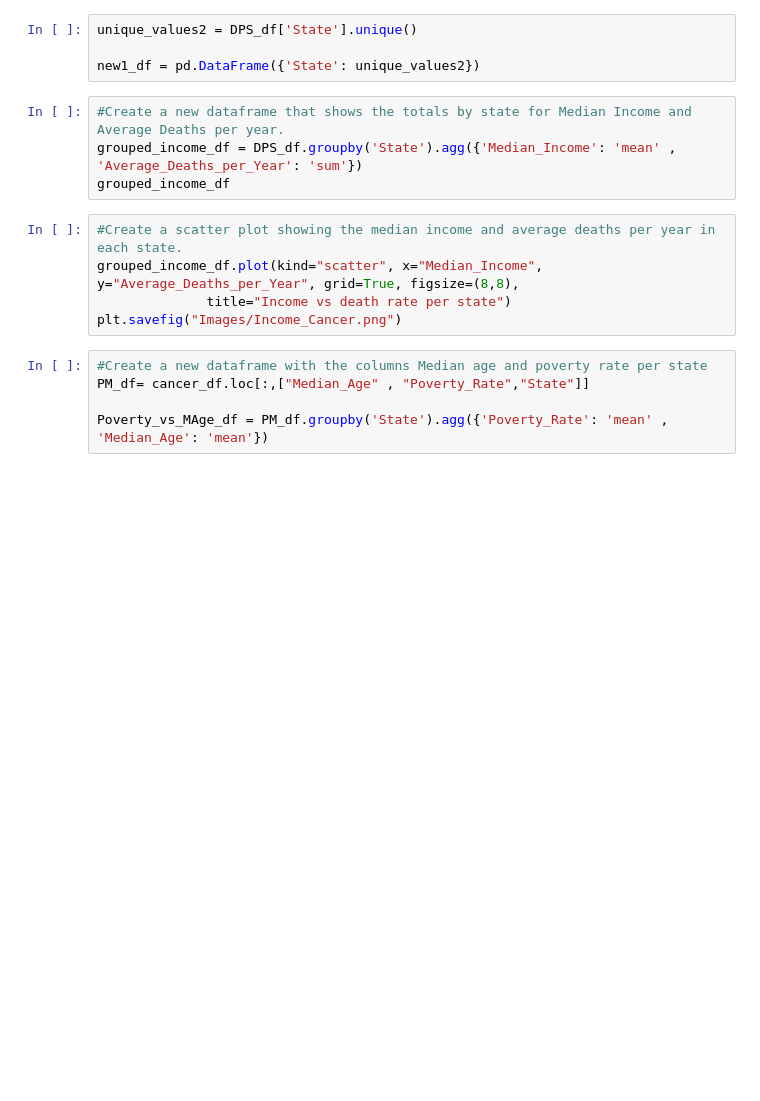
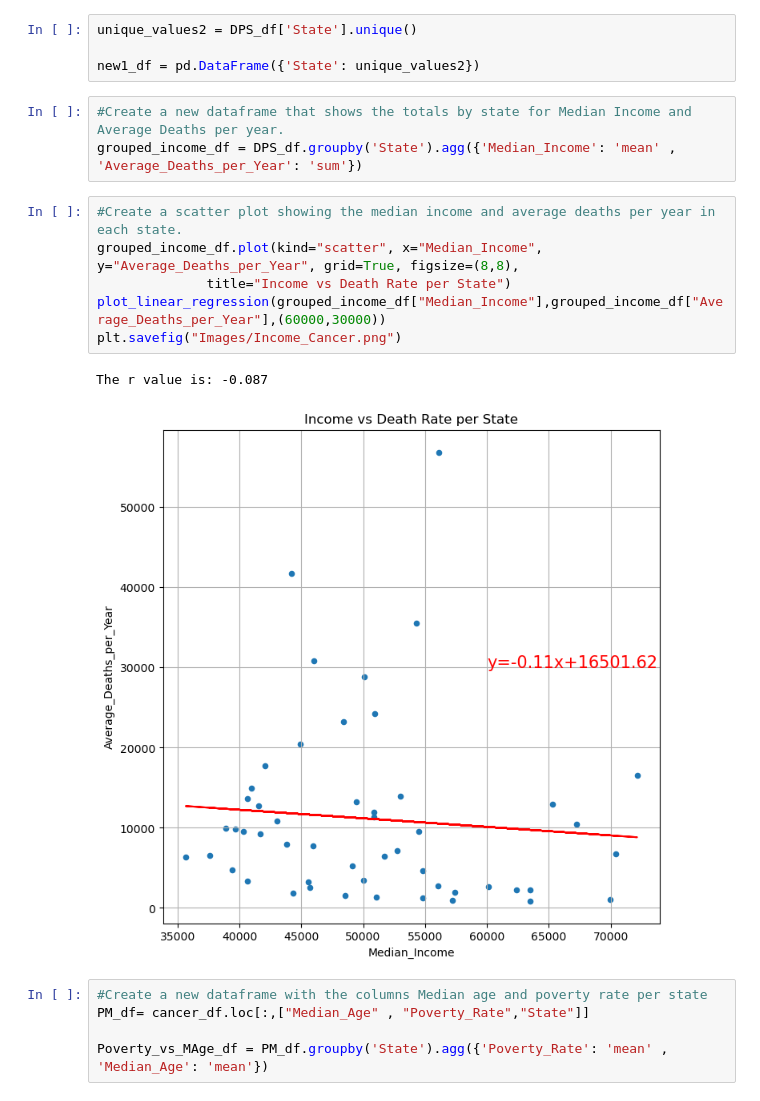
Before and after one commit to Chemistasaurus/Project-1, a Jupyter notebook: cancer_dataset_cleaning.ipynb, the cells around one changed output. Cells and saved outputs as stored; diff of their text form; blank space fills up the shorter version.

```diff
--- a/cancer_dataset_cleaning.ipynb
+++ b/cancer_dataset_cleaning.ipynb
@@ -197,12 +195,15 @@ new1_df = pd.DataFrame({'State': unique_values2})
 # %%
 #Create a new dataframe that shows the totals by state for Median Income and Average Deaths per year.
 grouped_income_df = DPS_df.groupby('State').agg({'Median_Income': 'mean' , 'Average_Deaths_per_Year': 'sum'})
-grouped_income_df
 # %%
 #Create a scatter plot showing the median income and average deaths per year in each state.
 grouped_income_df.plot(kind="scatter", x="Median_Income", y="Average_Deaths_per_Year", grid=True, figsize=(8,8),
-              title="Income vs death rate per state")
+              title="Income vs Death Rate per State")
+plot_linear_regression(grouped_income_df["Median_Income"],grouped_income_df["Average_Deaths_per_Year"],(60000,30000))
 plt.savefig("Images/Income_Cancer.png")
+# %% [output]
+The r value is: -0.087
+[figure, added]
 # %%
 #Create a new dataframe with the columns Median age and poverty rate per state
 PM_df= cancer_df.loc[:,["Median_Age" , "Poverty_Rate","State"]]
```
Also changed, not shown: parts of 7 cells of this notebook, 4 other files.
